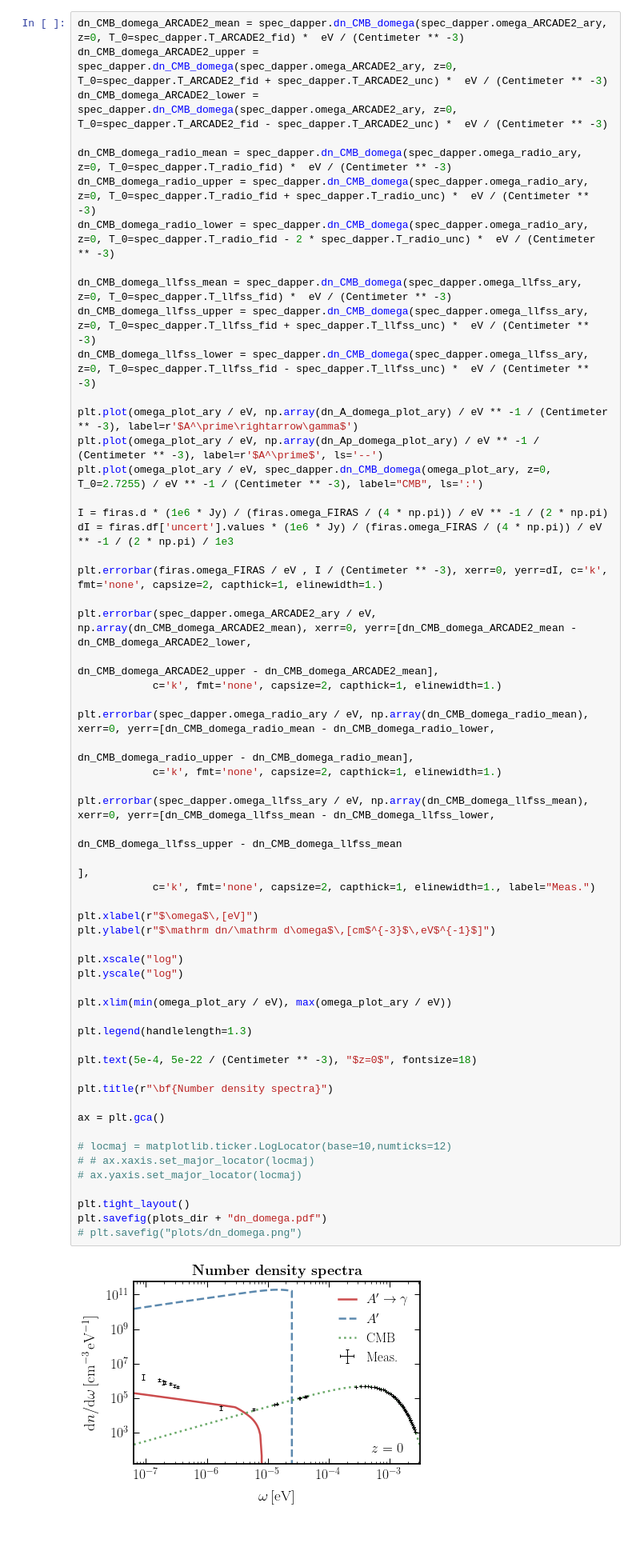
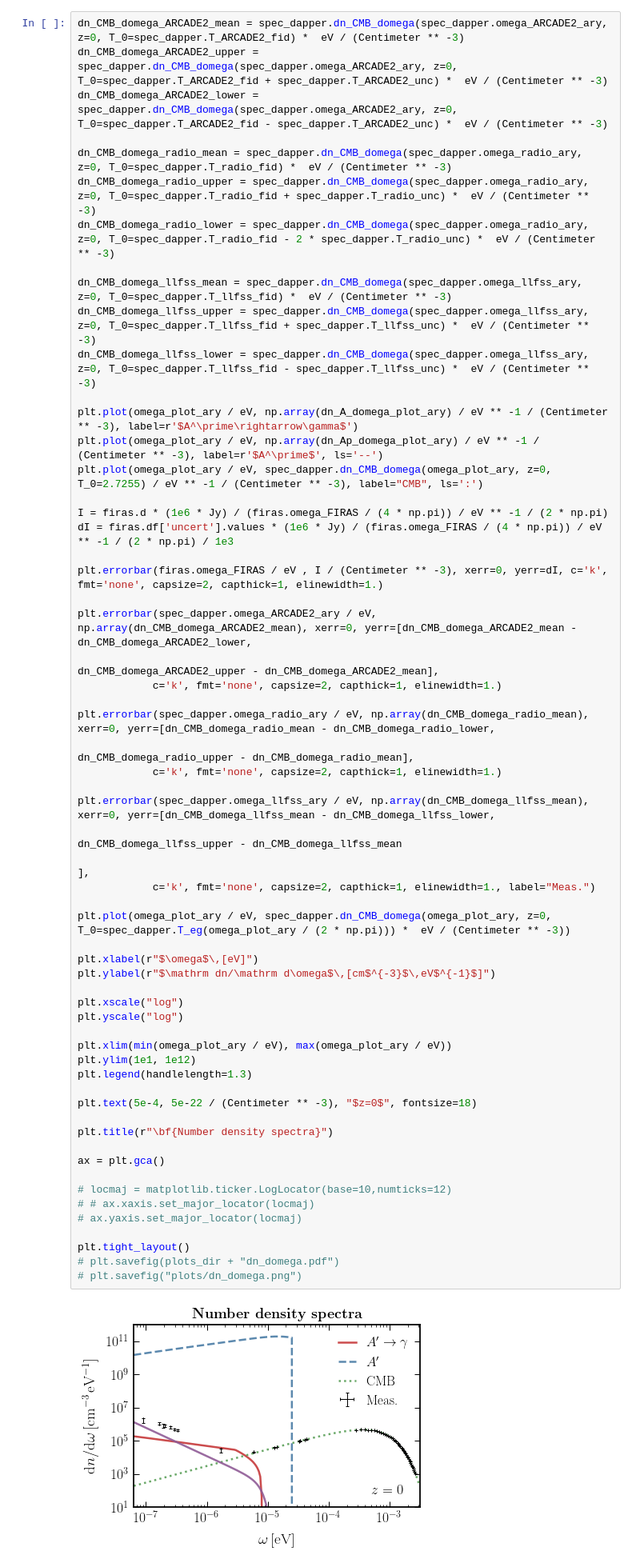
Before and after one commit to smsharma/edges-endpoints-21cm, a Jupyter notebook: notebooks/01_21cm_decay.ipynb, the cells around one changed output. Shown: that part at 80% size. Saved outputs shown, nothing was run; the diff lists cells and outputs as text; blank space fills up the shorter version.

```diff
--- a/notebooks/01_21cm_decay.ipynb
+++ b/notebooks/01_21cm_decay.ipynb
@@ -172,36 +176,38 @@ plt.errorbar(spec_dapper.omega_radio_ary / eV, np.array(dn_CMB_domega_radio_mean
                                                                                                  dn_CMB_domega_radio_upper - dn_CMB_domega_radio_mean],
             c='k', fmt='none', capsize=2, capthick=1, elinewidth=1.)
 
 plt.errorbar(spec_dapper.omega_llfss_ary / eV, np.array(dn_CMB_domega_llfss_mean), xerr=0, yerr=[dn_CMB_domega_llfss_mean - dn_CMB_domega_llfss_lower,
                                                                                                  dn_CMB_domega_llfss_upper - dn_CMB_domega_llfss_mean
                                                                                                  ],
             c='k', fmt='none', capsize=2, capthick=1, elinewidth=1., label="Meas.")
 
+plt.plot(omega_plot_ary / eV, spec_dapper.dn_CMB_domega(omega_plot_ary, z=0, T_0=spec_dapper.T_eg(omega_plot_ary / (2 * np.pi))) *  eV / (Centimeter ** -3))
+
 plt.xlabel(r"$\omega$\,[eV]")
 plt.ylabel(r"$\mathrm dn/\mathrm d\omega$\,[cm$^{-3}$\,eV$^{-1}$]")
 
 plt.xscale("log")
 plt.yscale("log")
 
 plt.xlim(min(omega_plot_ary / eV), max(omega_plot_ary / eV))
-
+plt.ylim(1e1, 1e12)
 plt.legend(handlelength=1.3)
 
 plt.text(5e-4, 5e-22 / (Centimeter ** -3), "$z=0$", fontsize=18)
 
 plt.title(r"\bf{Number density spectra}")
 
 ax = plt.gca()
 
 # locmaj = matplotlib.ticker.LogLocator(base=10,numticks=12)
 # # ax.xaxis.set_major_locator(locmaj)
 # ax.yaxis.set_major_locator(locmaj)
 
 plt.tight_layout()
-plt.savefig(plots_dir + "dn_domega.pdf")
+# plt.savefig(plots_dir + "dn_domega.pdf")
 # plt.savefig("plots/dn_domega.png")
 # %% [output]
-[figure, old version]
+[figure, new version]
 # %% [markdown]
 ## 2. EDGES window
 # %%
```
Also changed, not shown: parts of 9 cells of this notebook, 1 other file.
